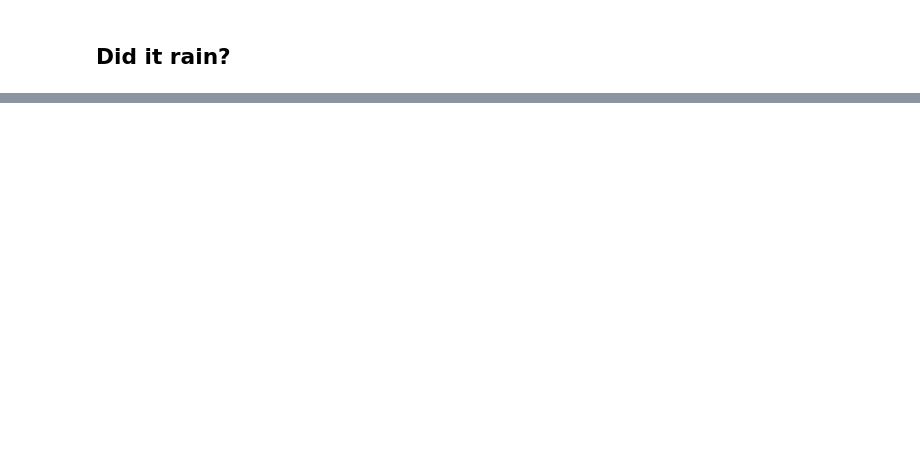
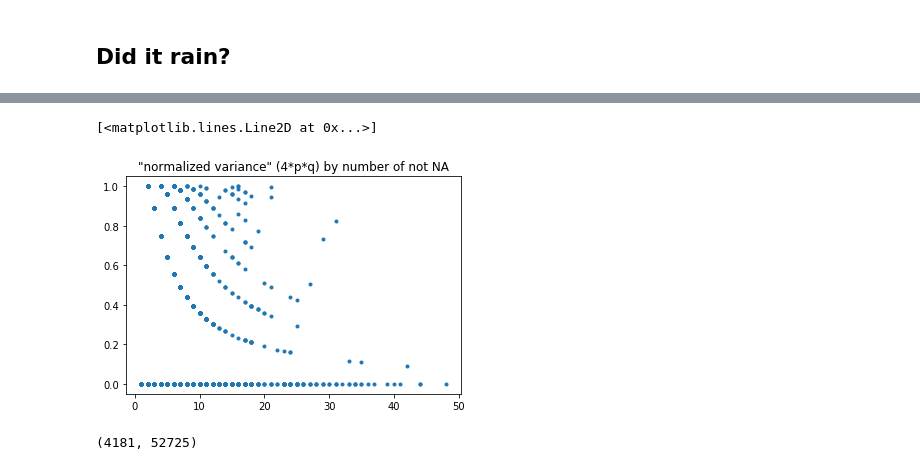
Before and after one commit to DataKind-DC/audubon-cbc, a Jupyter notebook: notebooks/2.1-rain-analysis.ipynb, the cells around one changed output, grey strips where cells are left out. Cells and saved outputs as stored; diff of their text form; code cells hidden in the pictures; blank space fills up the shorter version.

```diff
--- a/notebooks/2.1-rain-analysis.ipynb
+++ b/notebooks/2.1-rain-analysis.ipynb
@@ -202,0 +242,10 @@ prcp_data.groupby(['circle_id', 'count_date']).agg({'s_rain': list})
+# %%
+plt.title('"normalized variance" (4*p*q) by number of not NA')
+plt.plot(station_rain_data.num_notna, 4 * station_rain_data.varp / station_rain_data.num_notna, ".")
+# %% [output]
+[<matplotlib.lines.Line2D at 0x...>]
+[figure, added]
+# %%
+sum((station_rain_data.p >= 0.25) & (station_rain_data.p <= 0.75)), len(station_rain_data.p)
+# %% [output]
+(4181, 52725)
```
Also changed, not shown: parts of 43 cells of this notebook.
